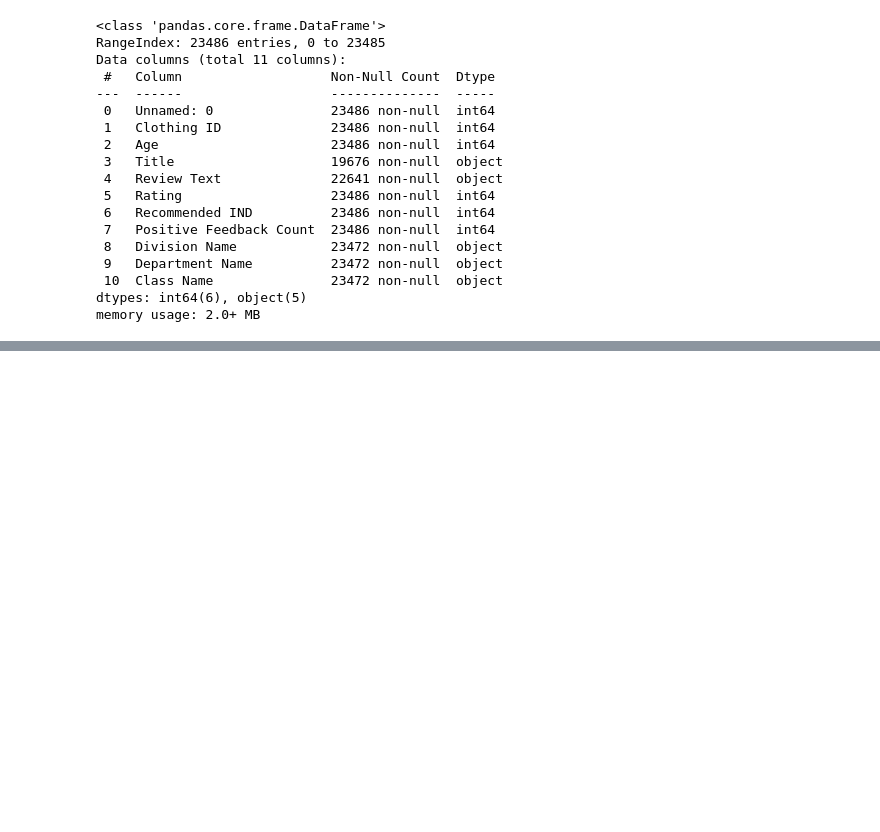
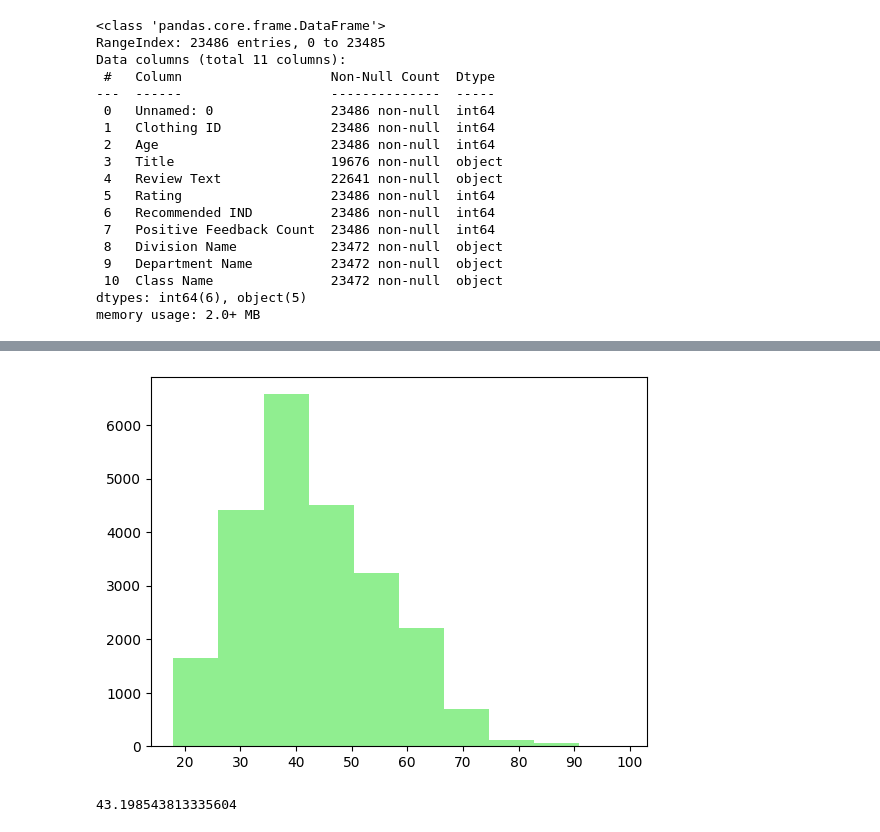
Before and after one commit to clothesstore024/Cloth-shop, a Jupyter notebook: cloth_shop.ipynb, the cells around one changed output, grey strips where cells are left out. Cells and saved outputs as stored; diff of their text form; code cells hidden in the pictures; blank space fills up the shorter version.

```diff
--- a/cloth_shop.ipynb
+++ b/cloth_shop.ipynb
@@ -67,0 +75,10 @@ sns.pairplot(df.head(20)
+# %%
+fig, ax = plt.subplots()
+_ = plt.hist(df['Age'], color = 'lightgreen')
+# %% [output]
+[figure, added]
+# %%
+mean = df['Age'].mean()
+mean
+# %% [output]
+43.198543813335604
```
Also changed, not shown: parts of 11 cells of this notebook.
